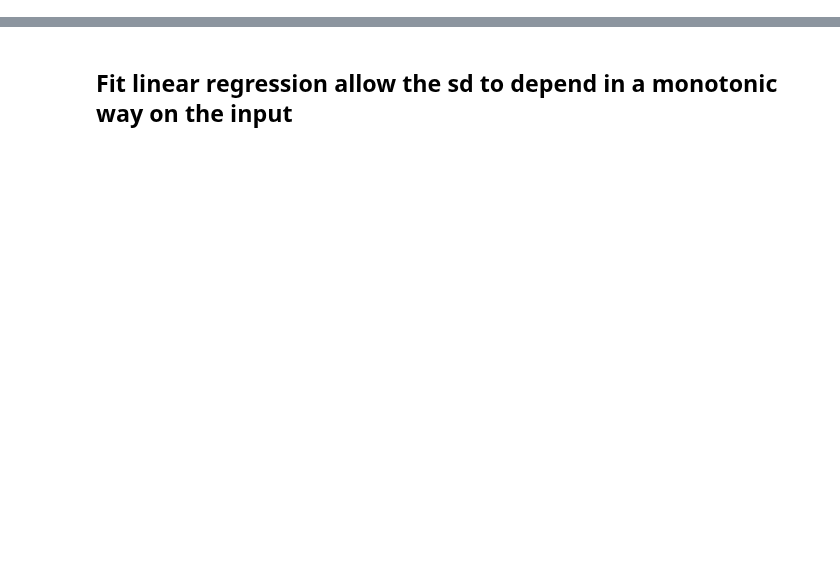
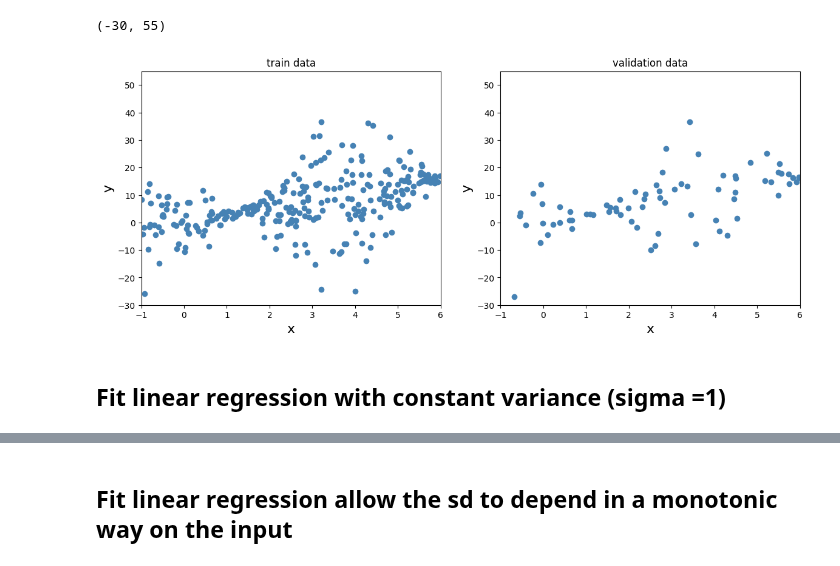
Before and after one commit to tensorchiefs/dl_book, a Jupyter notebook: chapter_05/fish_data_for_chapter_5.ipynb, the cells around one changed output, grey strips where cells are left out. Drawn from its saved outputs; the diff is of its cells as text; code cells hidden in the pictures; blank space fills up the shorter version.

```diff
--- a/chapter_05/fish_data_for_chapter_5.ipynb
+++ b/chapter_05/fish_data_for_chapter_5.ipynb
@@ -193,0 +132,13 @@ Text(0, 0.5, 'y')
+# %%
+## reordering so x values are in increasiong order
+order_idx_train=np.squeeze(x_train.argsort(axis=0))
+x_train=x_train[order_idx_train]
+y_train=y_train[order_idx_train]
+
+order_idx_val=np.squeeze(x_val.argsort(axis=0))
+x_val=x_val[order_idx_val]
+y_val=y_val[order_idx_val]
+
+order_idx_test=np.squeeze(x_test.argsort(axis=0))
+x_test=x_test[order_idx_test]
+y_test=y_test[order_idx_test]
@@ -193,0 +147,24 @@ Text(0, 0.5, 'y')
+# %%
+plt.figure(figsize=(14,5))
+
+plt.subplot(1,2,1)
+plt.scatter(x_train,y_train,color="steelblue")
+plt.xlabel("x",size=16)
+plt.ylabel("y",size=16)
+plt.title("train data")
+plt.xlim([-1,6])
+plt.ylim([-30,55])
+
+
+plt.subplot(1,2,2)
+plt.scatter(x_val,y_val,color="steelblue")
+plt.xlabel("x",size=16)
+plt.ylabel("y",size=16)
+plt.title("validation data")
+plt.xlim([-1,6])
+plt.ylim([-30,55])
+# %% [output]
+(-30, 55)
+[figure, added]
+# %% [markdown]
+## Fit linear regression with constant variance (sigma =1)
```
Also changed, not shown: parts of 74 cells of this notebook.
